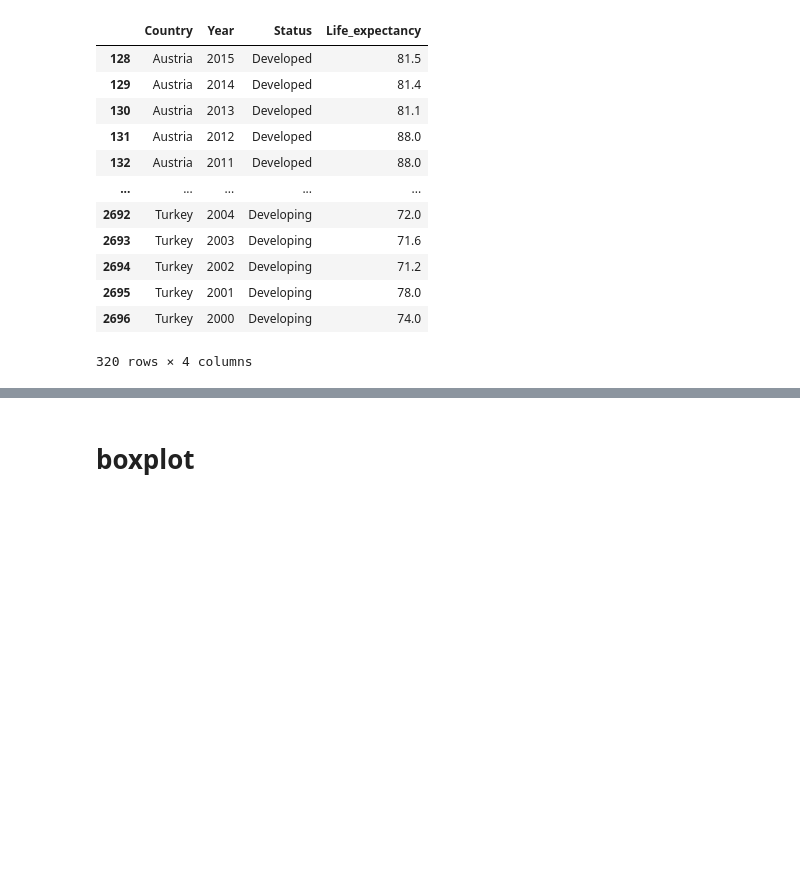
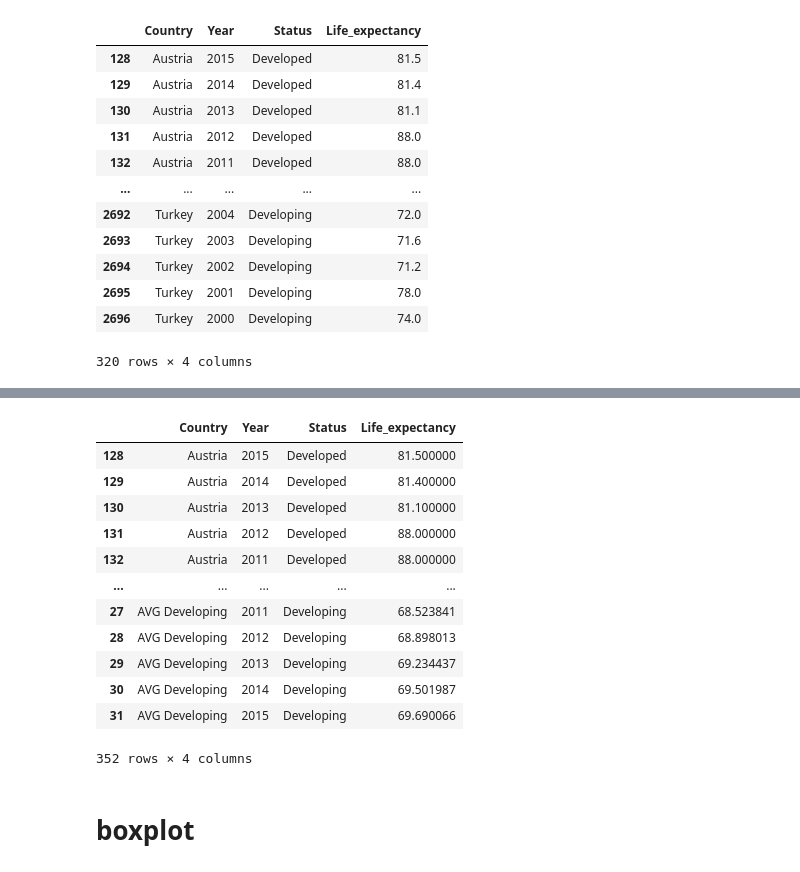
Before and after one commit to Riz97/riz97.github.io, a Jupyter notebook: py_scripts/notebooks/Data_preproccessing_comparison.ipynb, the cells around one changed output, grey strips where cells are left out. Drawn from its saved outputs; the diff is of its cells as text; code cells hidden in the pictures; blank space fills up the shorter version.

```diff
--- a/py_scripts/notebooks/Data_preproccessing_comparison.ipynb
+++ b/py_scripts/notebooks/Data_preproccessing_comparison.ipynb
@@ -185,0 +198,19 @@ df2
+# %%
+frames = [df_time, df2]
+
+result = pd.concat(frames)
+result
+# %% [output]
+|  | Country | Year | Status | Life_expectancy |
+| 128 | Austria | 2015 | Developed | 81.500000 |
+| 129 | Austria | 2014 | Developed | 81.400000 |
+| 130 | Austria | 2013 | Developed | 81.100000 |
+| 131 | Austria | 2012 | Developed | 88.000000 |
+| 132 | Austria | 2011 | Developed | 88.000000 |
+| ... | ... | ... | ... | ... |
+| 27 | AVG Developing | 2011 | Developing | 68.523841 |
+| 28 | AVG Developing | 2012 | Developing | 68.898013 |
+| 29 | AVG Developing | 2013 | Developing | 69.234437 |
+| 30 | AVG Developing | 2014 | Developing | 69.501987 |
+| 31 | AVG Developing | 2015 | Developing | 69.690066 |
+352 rows × 4 columns
```
Also changed, not shown: parts of 5 cells of this notebook, 3 other files.
